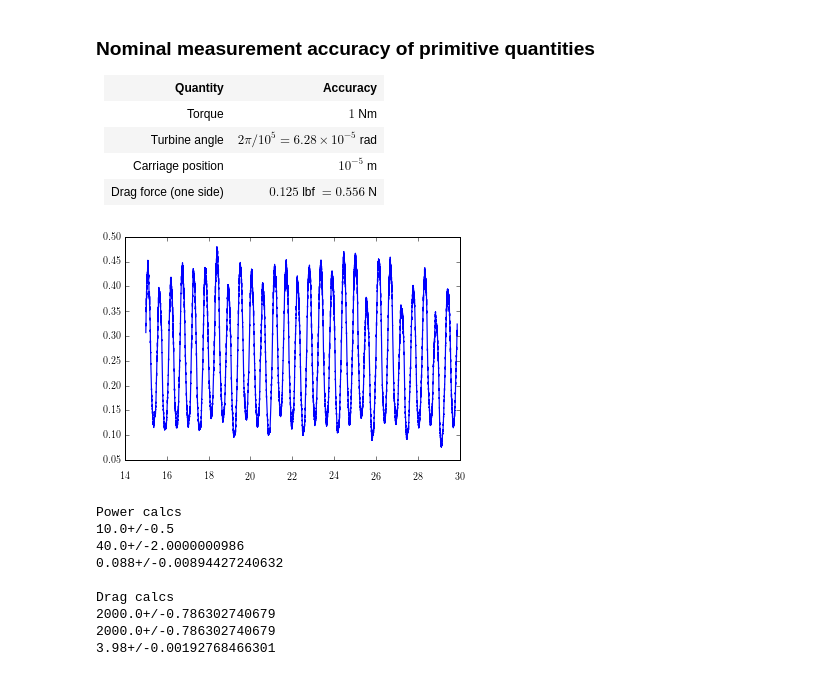
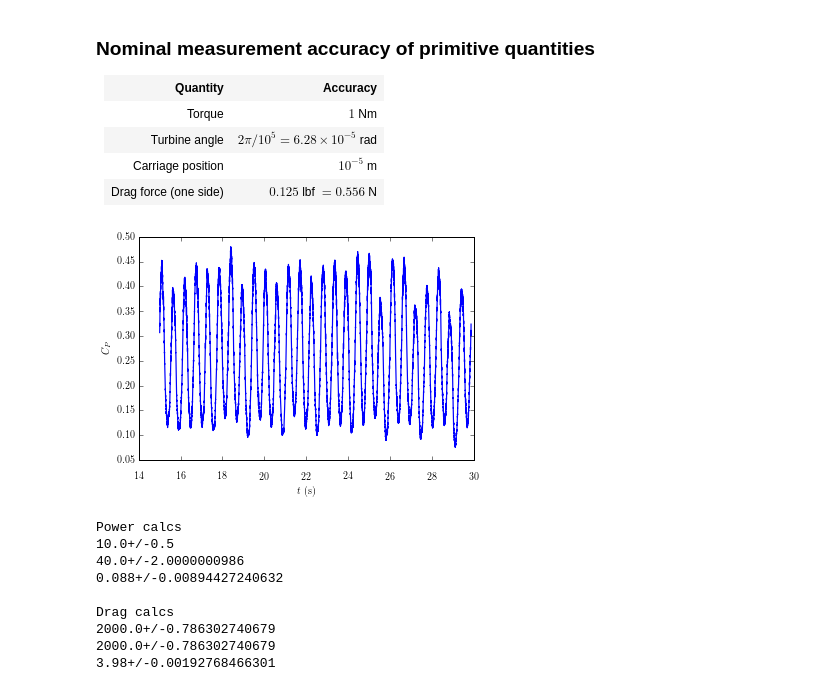
Before and after one commit to UNH-CORE/RVAT-Re-dep, a Jupyter notebook: Documents/IPython notebooks/uncertainty.ipynb, the cells around one changed output. Drawn from its saved outputs; the diff is of its cells as text; code cells hidden in the pictures.

```diff
--- a/Documents/IPython notebooks/uncertainty.ipynb
+++ b/Documents/IPython notebooks/uncertainty.ipynb
@@ -36,22 +36,23 @@ Derived quantities we would like to put error bars on:
 # %%
 from __future__ import division, print_function
 import os
 import uncertainties as unc
 import numpy as np
 import scipy.stats
 if os.path.split(os.getcwd())[-1] == "IPython notebooks":
     print("Setting working directory to experiment root directory")
     os.chdir("../../")
 from Modules import processing
 import matplotlib.pyplot as plt
 %matplotlib inline
 
 run = processing.Run("Wake-1.0", 2)
 plt.plot(run.t_ni_trimmed, run.cp_trimmed)
-plt.xlabel("$)
+plt.xlabel("$t$ (s)")
+plt.ylabel("$C_P$")
 plt.show()
 # %% [output]
-[figure, old version]
+[figure, new version]
 # %%
 
 
```
Also changed, not shown: 4 other files.
